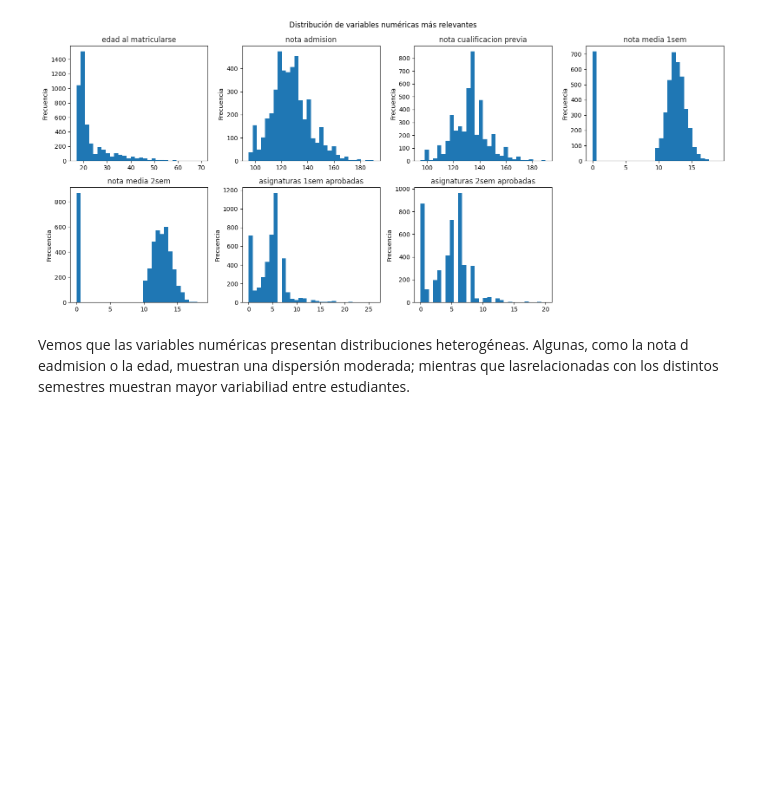
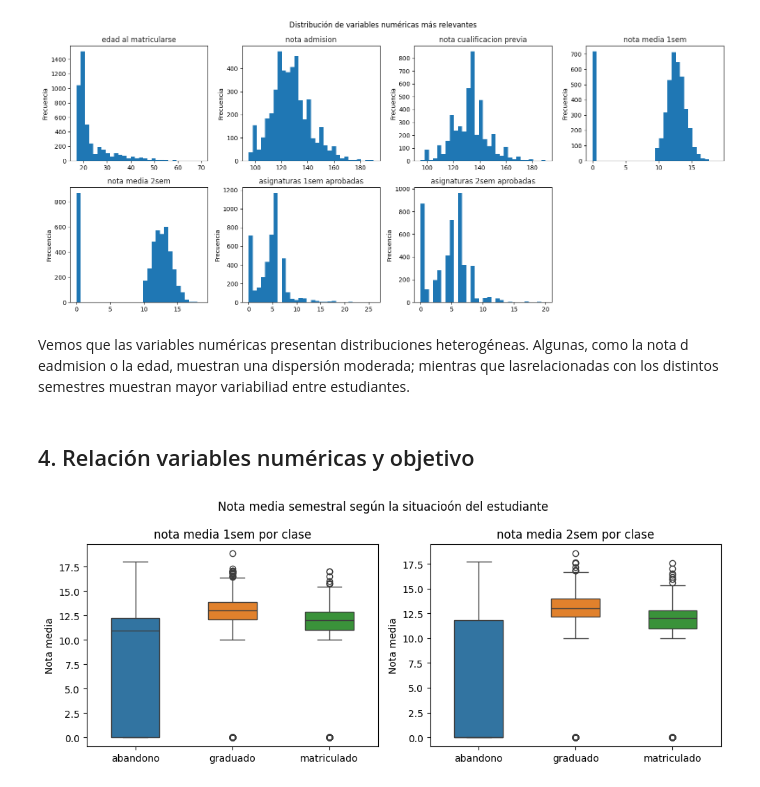
Before and after one commit to adrianalorenzo/ML_proyecto_final, a Jupyter notebook: notebooks/01_EDA.ipynb, the cells around one changed output. Drawn from its saved outputs; the diff is of its cells as text; code cells hidden in the pictures; blank space fills up the shorter version.

Commit message:
1.4. Variables numéricas y objetivo implementado

```diff
--- a/notebooks/01_EDA.ipynb
+++ b/notebooks/01_EDA.ipynb
@@ -153,3 +153,21 @@ plt.show()
 [figure]
 # %% [markdown]
 Vemos que las variables numéricas presentan distribuciones heterogéneas. Algunas, como la nota d eadmision o la edad, muestran una dispersión moderada; mientras que lasrelacionadas con los distintos semestres muestran mayor variabiliad entre estudiantes.
+# %% [markdown]
+## 4. Relación variables numéricas y objetivo
+# %%
+#boxplots de las notas medias
+fig, axes = plt.subplots(1,2, figsize=(10,4))
+
+for ax, var in zip(axes, ['nota_media_1sem', 'nota_media_2sem']):
+    sns.boxplot(data=df, x='objetivo', y=var, hue='objetivo', legend=False, ax= ax, width=0.5)
+    ax.set_title(f'{var.replace("_", " ")} por clase')
+    ax.set_xlabel('')
+    ax.set_ylabel('Nota media')
+
+fig.suptitle('Nota media semestral según la situacioón del estudiante')
+plt.tight_layout()
+plt.savefig('../figuras/boxplot_notas_por_clase.png')
+plt.show()
+# %% [output]
+[figure, added]
```
Also changed, not shown: parts of 2 cells of this notebook, 2 other files.
